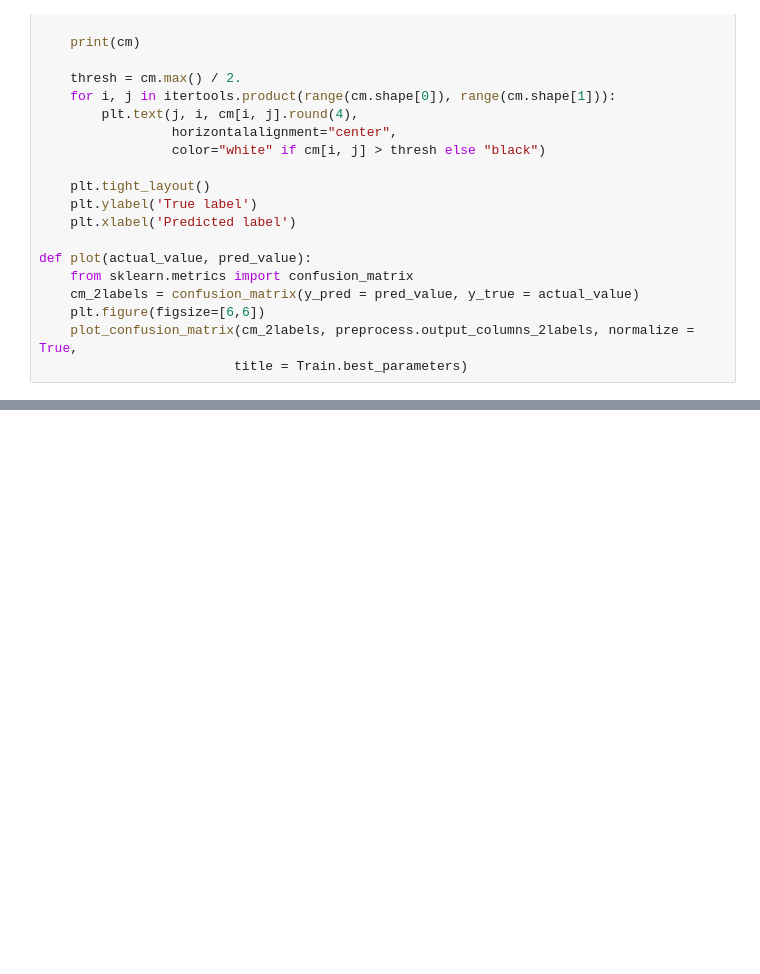
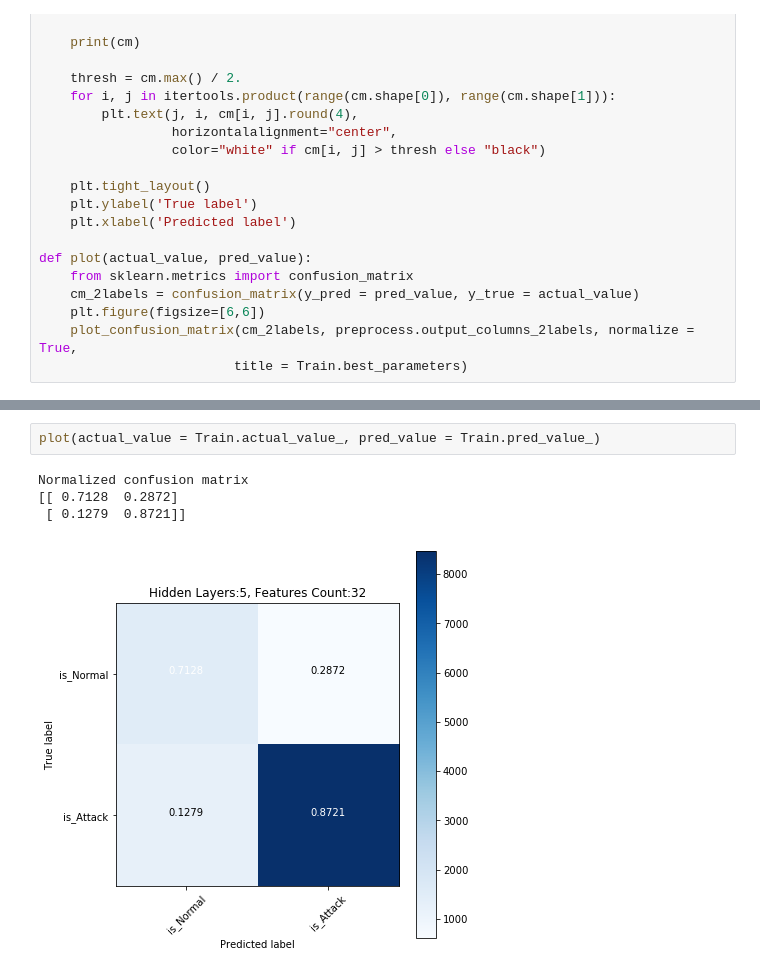
Before and after one commit to rkmalaiya/network_anomaly_detection_deep_learning, a Jupyter notebook: tf_vae_dense_trained_together_nsl_kdd-.ipynb, the cells around one changed output, grey strips where cells are left out. Cells and saved outputs as stored; diff of their text form; blank space fills up the shorter version.

```diff
--- a/tf_vae_dense_trained_together_nsl_kdd-.ipynb
+++ b/tf_vae_dense_trained_together_nsl_kdd-.ipynb
@@ -379,0 +414,7 @@ Normalized confusion matrix
+# %%
+plot(actual_value = Train.actual_value_, pred_value = Train.pred_value_)
+# %% [output]
+Normalized confusion matrix
+[[ 0.7128  0.2872]
+ [ 0.1279  0.8721]]
+[figure, added]
```
Also changed, not shown: parts of 14 cells of this notebook, 18 other files.
